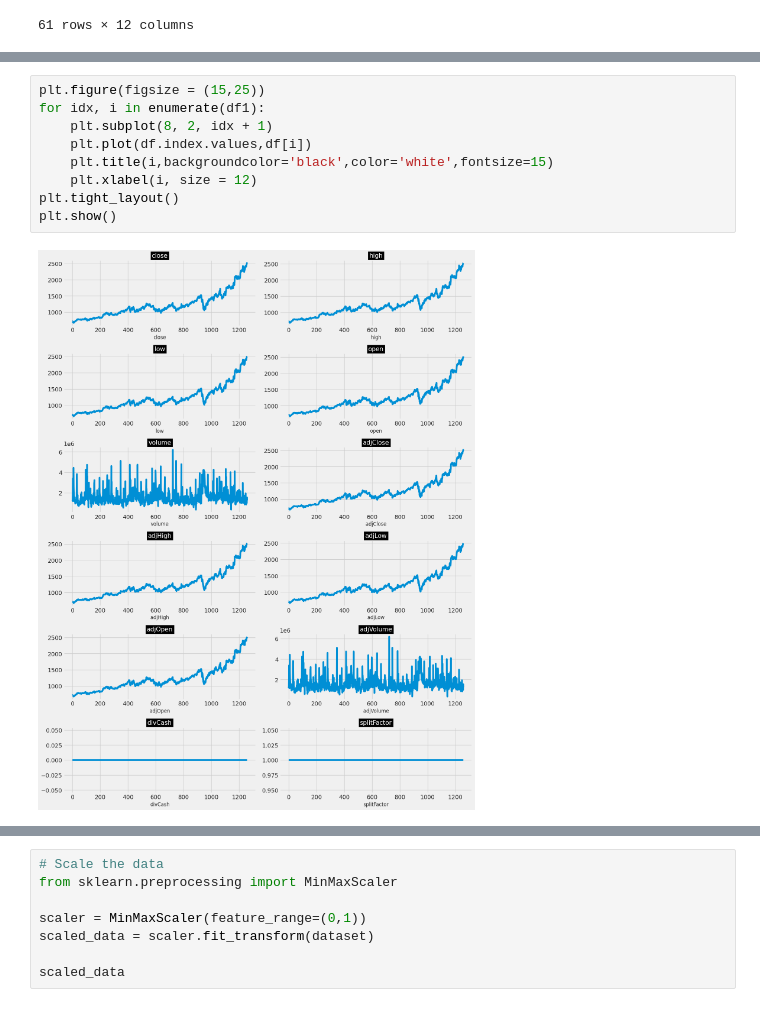
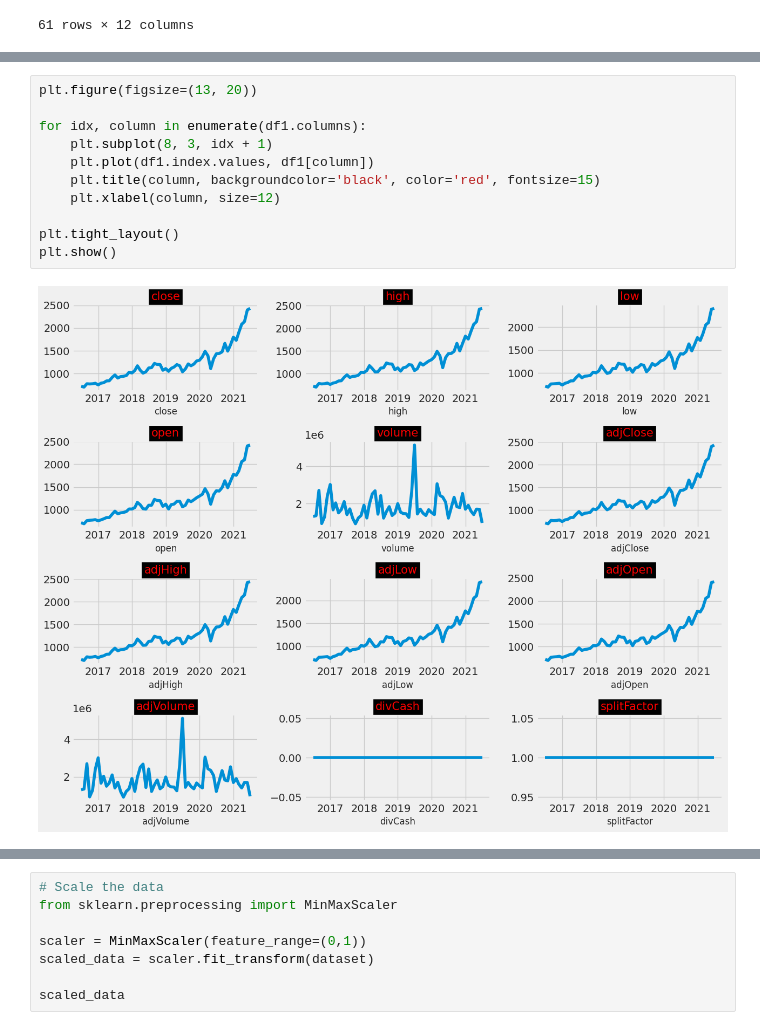
Before and after one commit to ady909/Stock-Prediction-Using-LSMT, a Jupyter notebook: Stock_Price_Prediction_using_LSMT.ipynb, the cells around one changed output, grey strips where cells are left out. Drawn from its saved outputs; the diff is of its cells as text.

```diff
--- a/Stock_Price_Prediction_using_LSMT.ipynb
+++ b/Stock_Price_Prediction_using_LSMT.ipynb
@@ -107,13 +133,15 @@ df.describe().T
 | divCash | 1258.0 | 0.000000e+00 | 0.000000 | 0.000 | 0.000000e+00 | 0.000 | 0.000000e+00 | 0.00 |
 | splitFactor | 1258.0 | 1.000000e+00 | 0.000000 | 1.000 | 1.000000e+00 | 1.000 | 1.000000e+00 | 1.00 |
 # %%
-plt.figure(figsize = (15,25))
-for idx, i in enumerate(df1):
-    plt.subplot(8, 2, idx + 1)
-    plt.plot(df.index.values,df[i])
-    plt.title(i,backgroundcolor='black',color='white',fontsize=15)
-    plt.xlabel(i, size = 12)
+plt.figure(figsize=(13, 20))
+
+for idx, column in enumerate(df1.columns):
+    plt.subplot(8, 3, idx + 1)
+    plt.plot(df1.index.values, df1[column])
+    plt.title(column, backgroundcolor='black', color='red', fontsize=15)
+    plt.xlabel(column, size=12)
+
 plt.tight_layout()
 plt.show()
 # %% [output]
-[figure, old version]
+[figure, new version]
```
Also changed, not shown: parts of 34 cells of this notebook.
